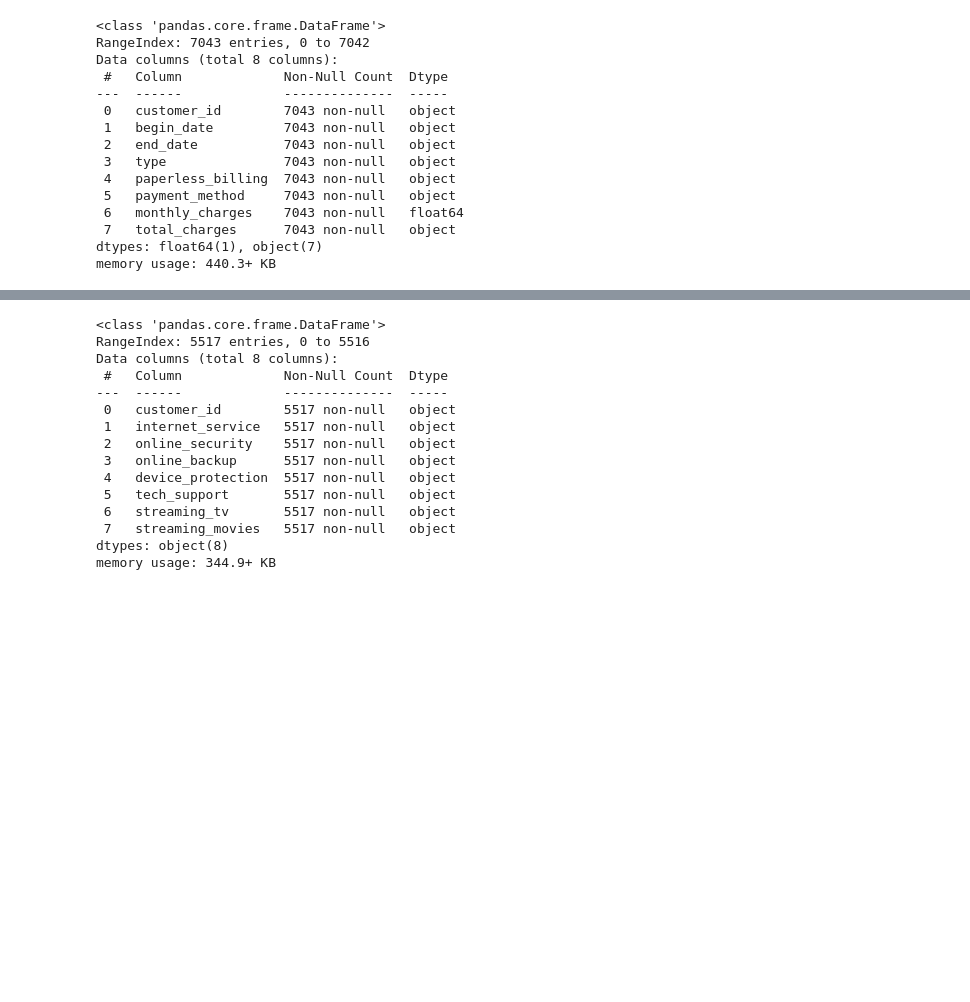
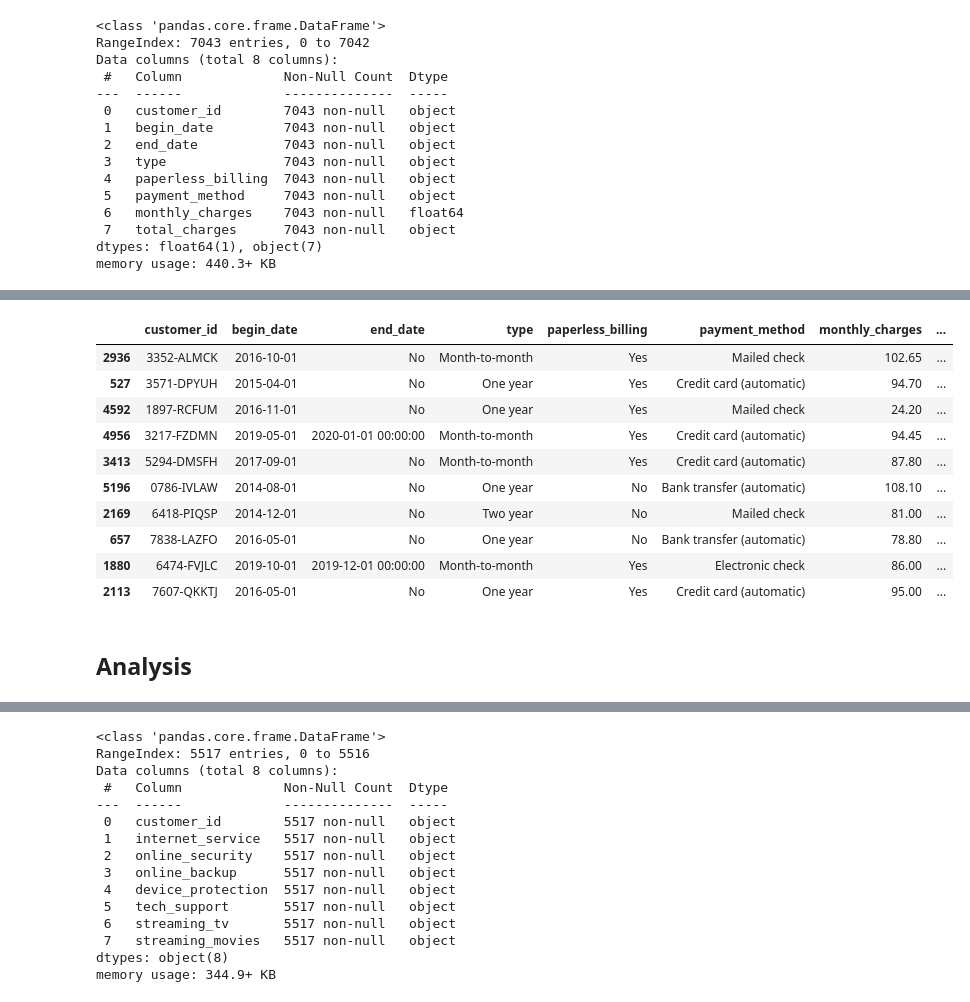
Before and after one commit to LDeYoung17/interconnect, a Jupyter notebook: notebooks/EDA.ipynb, the cells around one changed output, grey strips where cells are left out. Drawn from its saved outputs; the diff is of its cells as text; code cells hidden in the pictures; blank space fills up the shorter version.

Commit message:
further analysis and questions added

```diff
--- a/notebooks/EDA.ipynb
+++ b/notebooks/EDA.ipynb
@@ -91,0 +123,16 @@ The percentage of customers that do not have end dates is 73.4630129206304 %
+# %%
+display(df_contract.sample(10))
+# %% [output]
+|  | customer_id | begin_date | end_date | type | paperless_billing | payment_method | monthly_charges | ... |
+| 2936 | 3352-ALMCK | 2016-10-01 | No | Month-to-month | Yes | Mailed check | 102.65 | ... |
+| 527 | 3571-DPYUH | 2015-04-01 | No | One year | Yes | Credit card (automatic) | 94.70 | ... |
+| 4592 | 1897-RCFUM | 2016-11-01 | No | One year | Yes | Mailed check | 24.20 | ... |
+| 4956 | 3217-FZDMN | 2019-05-01 | 2020-01-01 00:00:00 | Month-to-month | Yes | Credit card (automatic) | 94.45 | ... |
+| 3413 | 5294-DMSFH | 2017-09-01 | No | Month-to-month | Yes | Credit card (automatic) | 87.80 | ... |
+| 5196 | 0786-IVLAW | 2014-08-01 | No | One year | No | Bank transfer (automatic) | 108.10 | ... |
+| 2169 | 6418-PIQSP | 2014-12-01 | No | Two year | No | Mailed check | 81.00 | ... |
+| 657 | 7838-LAZFO | 2016-05-01 | No | One year | No | Bank transfer (automatic) | 78.80 | ... |
+| 1880 | 6474-FVJLC | 2019-10-01 | 2019-12-01 00:00:00 | Month-to-month | Yes | Electronic check | 86.00 | ... |
+| 2113 | 7607-QKKTJ | 2016-05-01 | No | One year | Yes | Credit card (automatic) | 95.00 | ... |
+# %% [markdown]
+<h2>Analysis</h2>
```
Also changed, not shown: parts of 31 cells of this notebook.
